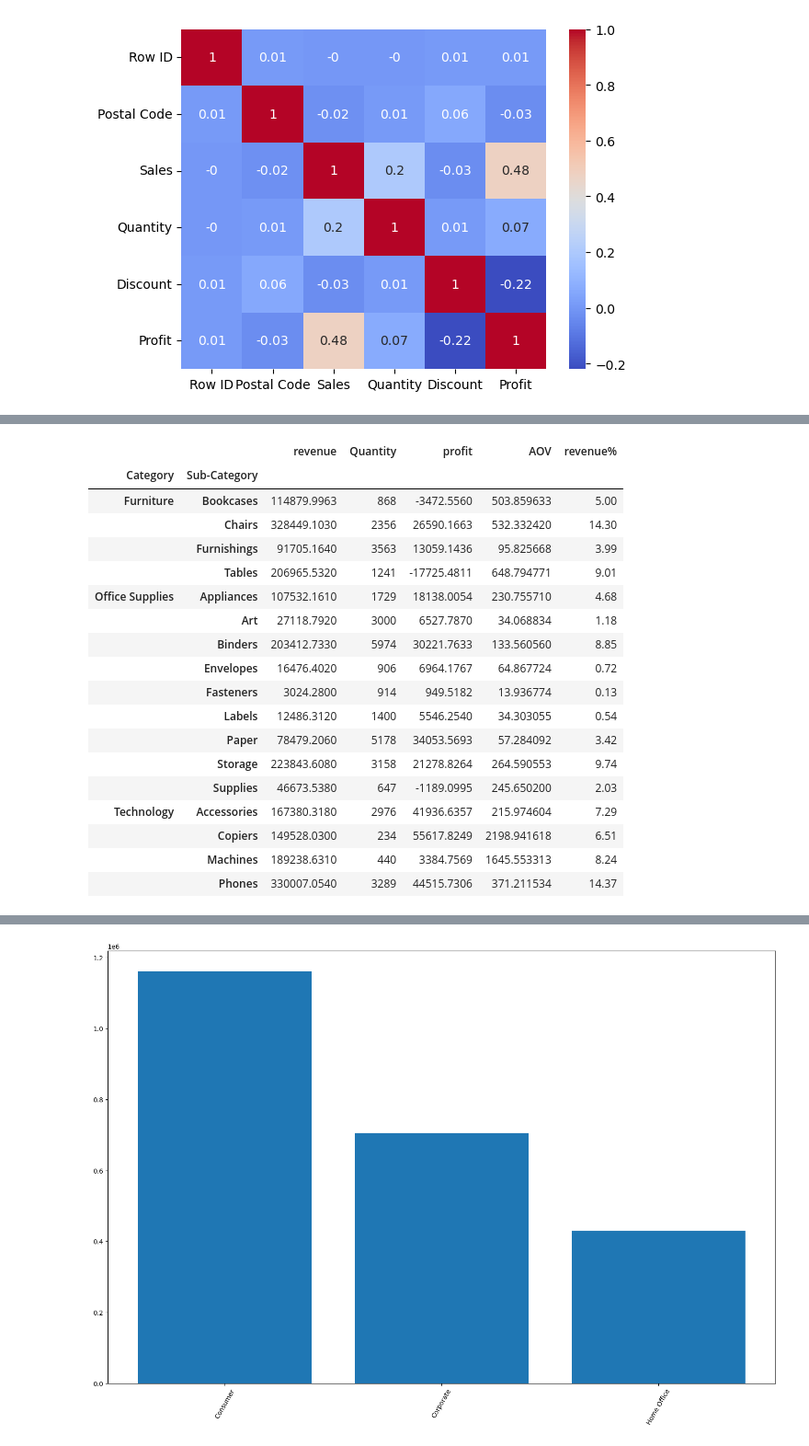
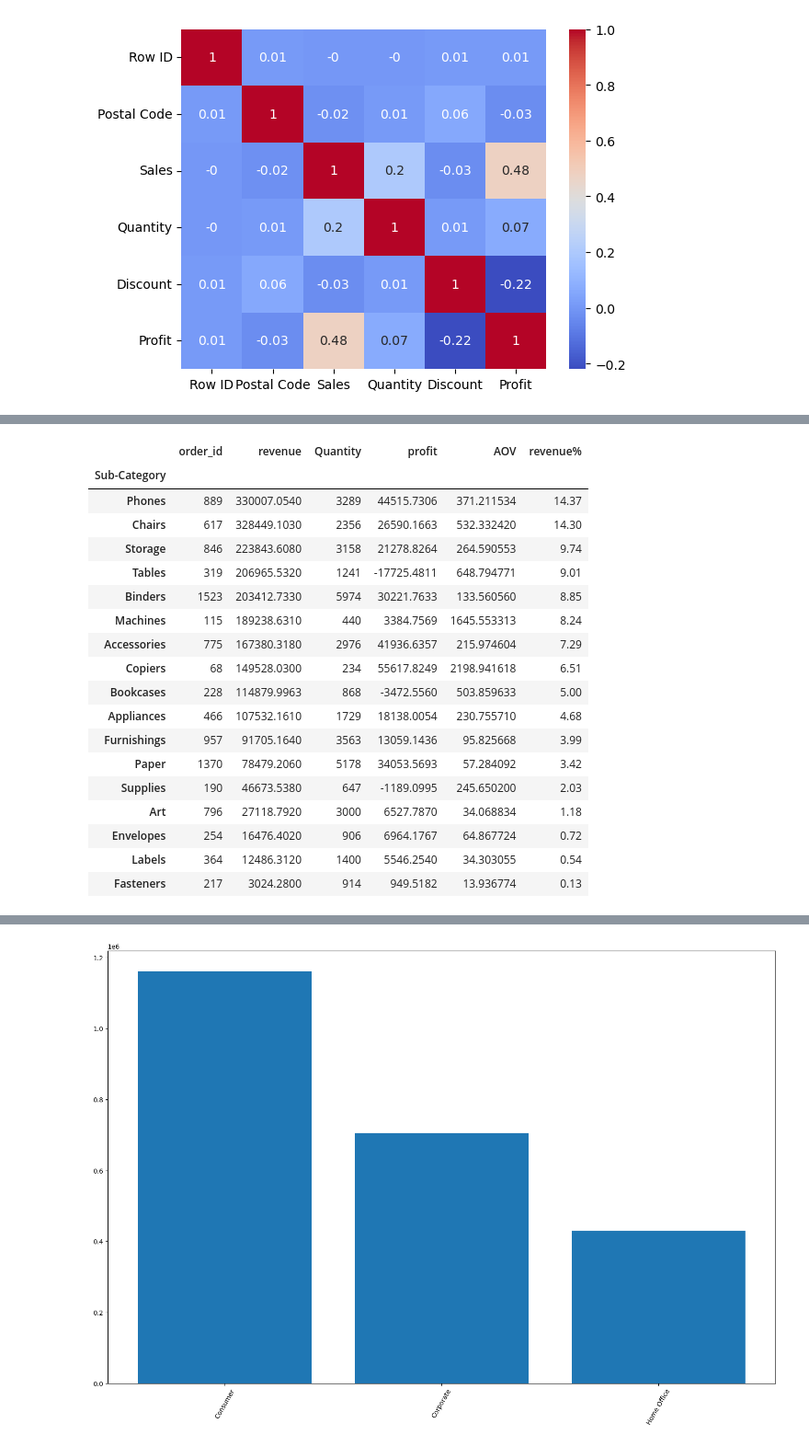
Before and after one commit to nithinarevankar/Data-Analytics-Store-Room, a Jupyter notebook: Notebooks/Super_Store_Analysis.ipynb, the cells around one changed output, grey strips where cells are left out. Shown at 92% size. Cells and saved outputs as stored; diff of their text form; code cells hidden in the pictures.

```diff
--- a/Notebooks/Super_Store_Analysis.ipynb
+++ b/Notebooks/Super_Store_Analysis.ipynb
@@ -110,30 +128,31 @@ category_chart
 # %%
-Sub_Category_chart = df.groupby(['Category','Sub-Category']).agg(
+Sub_Category_chart = df.groupby('Sub-Category').agg(
+    order_id = ('Order ID','count'),
     revenue = ('Sales','sum'),
     Quantity = ('Quantity','sum'),
     profit = ('Profit','sum'),
     AOV = ('Sales','mean')
-)
+).sort_values('revenue',ascending=False)
 Sub_Category_chart['revenue%'] = (Sub_Category_chart['revenue']/Sub_Category_chart['revenue'].sum() *100 ).round(2)
 
 Sub_Category_chart
 # %% [output]
-|  |  | revenue | Quantity | profit | AOV | revenue% |
-| Category | Sub-Category |  |  |  |  |  |
-| Furniture | Bookcases | 114879.9963 | 868 | -3472.5560 | 503.859633 | 5.00 |
-|  | Chairs | 328449.1030 | 2356 | 26590.1663 | 532.332420 | 14.30 |
-|  | Furnishings | 91705.1640 | 3563 | 13059.1436 | 95.825668 | 3.99 |
-|  | Tables | 206965.5320 | 1241 | -17725.4811 | 648.794771 | 9.01 |
-| Office Supplies | Appliances | 107532.1610 | 1729 | 18138.0054 | 230.755710 | 4.68 |
-|  | Art | 27118.7920 | 3000 | 6527.7870 | 34.068834 | 1.18 |
-|  | Binders | 203412.7330 | 5974 | 30221.7633 | 133.560560 | 8.85 |
-|  | Envelopes | 16476.4020 | 906 | 6964.1767 | 64.867724 | 0.72 |
-|  | Fasteners | 3024.2800 | 914 | 949.5182 | 13.936774 | 0.13 |
-|  | Labels | 12486.3120 | 1400 | 5546.2540 | 34.303055 | 0.54 |
-|  | Paper | 78479.2060 | 5178 | 34053.5693 | 57.284092 | 3.42 |
-|  | Storage | 223843.6080 | 3158 | 21278.8264 | 264.590553 | 9.74 |
-|  | Supplies | 46673.5380 | 647 | -1189.0995 | 245.650200 | 2.03 |
-| Technology | Accessories | 167380.3180 | 2976 | 41936.6357 | 215.974604 | 7.29 |
-|  | Copiers | 149528.0300 | 234 | 55617.8249 | 2198.941618 | 6.51 |
-|  | Machines | 189238.6310 | 440 | 3384.7569 | 1645.553313 | 8.24 |
-|  | Phones | 330007.0540 | 3289 | 44515.7306 | 371.211534 | 14.37 |
+|  | order_id | revenue | Quantity | profit | AOV | revenue% |
+| Sub-Category |  |  |  |  |  |  |
+| Phones | 889 | 330007.0540 | 3289 | 44515.7306 | 371.211534 | 14.37 |
+| Chairs | 617 | 328449.1030 | 2356 | 26590.1663 | 532.332420 | 14.30 |
+| Storage | 846 | 223843.6080 | 3158 | 21278.8264 | 264.590553 | 9.74 |
+| Tables | 319 | 206965.5320 | 1241 | -17725.4811 | 648.794771 | 9.01 |
+| Binders | 1523 | 203412.7330 | 5974 | 30221.7633 | 133.560560 | 8.85 |
+| Machines | 115 | 189238.6310 | 440 | 3384.7569 | 1645.553313 | 8.24 |
+| Accessories | 775 | 167380.3180 | 2976 | 41936.6357 | 215.974604 | 7.29 |
+| Copiers | 68 | 149528.0300 | 234 | 55617.8249 | 2198.941618 | 6.51 |
+| Bookcases | 228 | 114879.9963 | 868 | -3472.5560 | 503.859633 | 5.00 |
+| Appliances | 466 | 107532.1610 | 1729 | 18138.0054 | 230.755710 | 4.68 |
+| Furnishings | 957 | 91705.1640 | 3563 | 13059.1436 | 95.825668 | 3.99 |
+| Paper | 1370 | 78479.2060 | 5178 | 34053.5693 | 57.284092 | 3.42 |
+| Supplies | 190 | 46673.5380 | 647 | -1189.0995 | 245.650200 | 2.03 |
+| Art | 796 | 27118.7920 | 3000 | 6527.7870 | 34.068834 | 1.18 |
+| Envelopes | 254 | 16476.4020 | 906 | 6964.1767 | 64.867724 | 0.72 |
+| Labels | 364 | 12486.3120 | 1400 | 5546.2540 | 34.303055 | 0.54 |
+| Fasteners | 217 | 3024.2800 | 914 | 949.5182 | 13.936774 | 0.13 |
```
Also changed, not shown: parts of 10 cells of this notebook.
